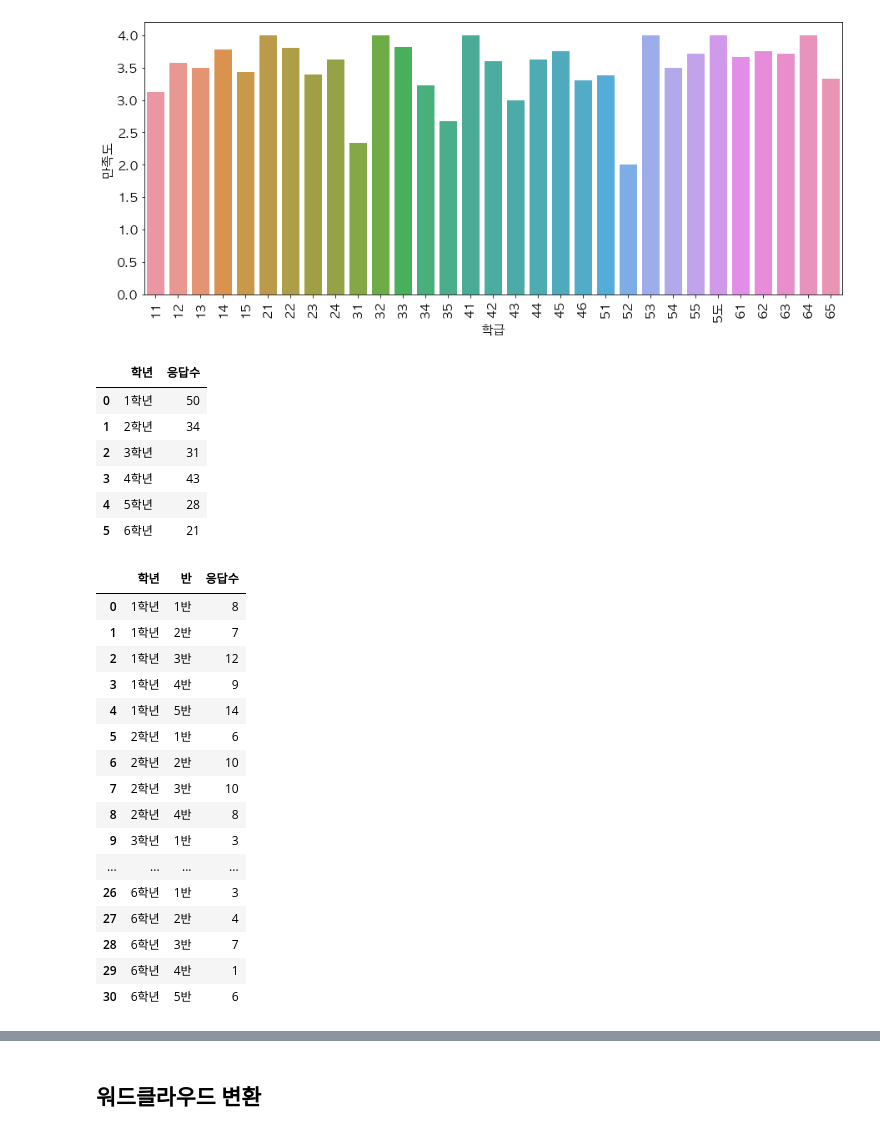
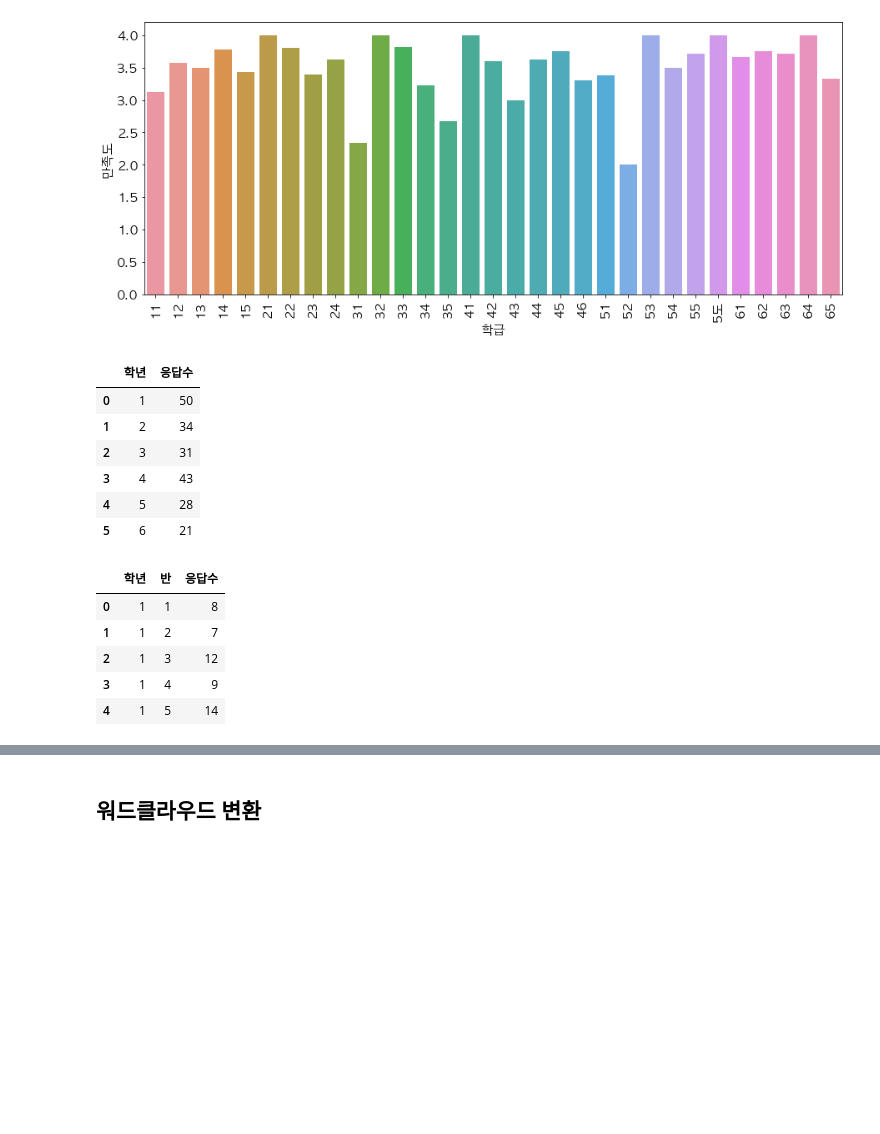
Before and after one commit to 951237/streamlit_dashboard_poll_parents, a Jupyter notebook: codingNotebook.ipynb, the cells around one changed output, grey strips where cells are left out. Drawn from its saved outputs; the diff is of its cells as text; code cells hidden in the pictures; blank space fills up the shorter version.

```diff
--- a/codingNotebook.ipynb
+++ b/codingNotebook.ipynb
@@ -14,6 +14,7 @@ matplotlib.rcParams['axes.unicode_minus'] = False  # - 마이너스 글꼴 오
 # %%
 df = pd.read_csv("data.csv")
 df = df.dropna(subset=['학년'])
+df['만족도'] = df['만족도'].map(lambda x: int(x))
 df.head()
 # %% [output]
 |  | 시간 | 참관여부 | 학년 | 반 | 만족도 | 학부모 의견 |
@@ -98,30 +88,19 @@ plt.show()
 df.groupby(["학년"]).size().reset_index(name="응답수")
 # %% [output]
 |  | 학년 | 응답수 |
-| 0 | 1학년 | 50 |
-| 1 | 2학년 | 34 |
-| 2 | 3학년 | 31 |
-| 3 | 4학년 | 43 |
-| 4 | 5학년 | 28 |
-| 5 | 6학년 | 21 |
+| 0 | 1 | 50 |
+| 1 | 2 | 34 |
+| 2 | 3 | 31 |
+| 3 | 4 | 43 |
+| 4 | 5 | 28 |
+| 5 | 6 | 21 |
 # %%
 # 학년별 응답현황 카운트
-df.groupby(["학년",'반']).size().reset_index(name="응답수")
+df.groupby(["학년",'반']).size().reset_index(name="응답수")[:5]
 # %% [output]
 |  | 학년 | 반 | 응답수 |
-| 0 | 1학년 | 1반 | 8 |
-| 1 | 1학년 | 2반 | 7 |
-| 2 | 1학년 | 3반 | 12 |
-| 3 | 1학년 | 4반 | 9 |
-| 4 | 1학년 | 5반 | 14 |
-| 5 | 2학년 | 1반 | 6 |
-| 6 | 2학년 | 2반 | 10 |
-| 7 | 2학년 | 3반 | 10 |
-| 8 | 2학년 | 4반 | 8 |
-| 9 | 3학년 | 1반 | 3 |
-| ... | ... | ... | ... |
-| 26 | 6학년 | 1반 | 3 |
-| 27 | 6학년 | 2반 | 4 |
-| 28 | 6학년 | 3반 | 7 |
-| 29 | 6학년 | 4반 | 1 |
-| 30 | 6학년 | 5반 | 6 |
+| 0 | 1 | 1 | 8 |
+| 1 | 1 | 2 | 7 |
+| 2 | 1 | 3 | 12 |
+| 3 | 1 | 4 | 9 |
+| 4 | 1 | 5 | 14 |
```
Also changed, not shown: parts of 10 cells of this notebook, 2 other files.
